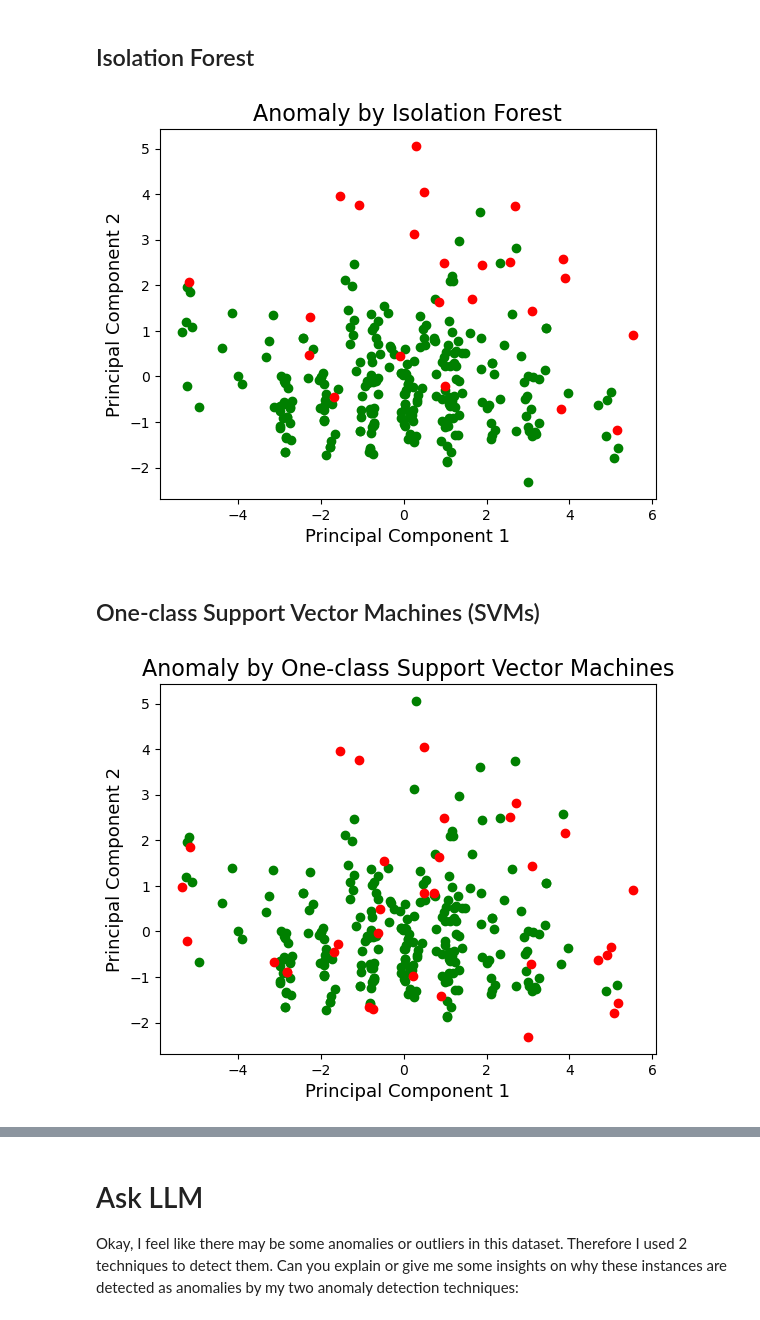
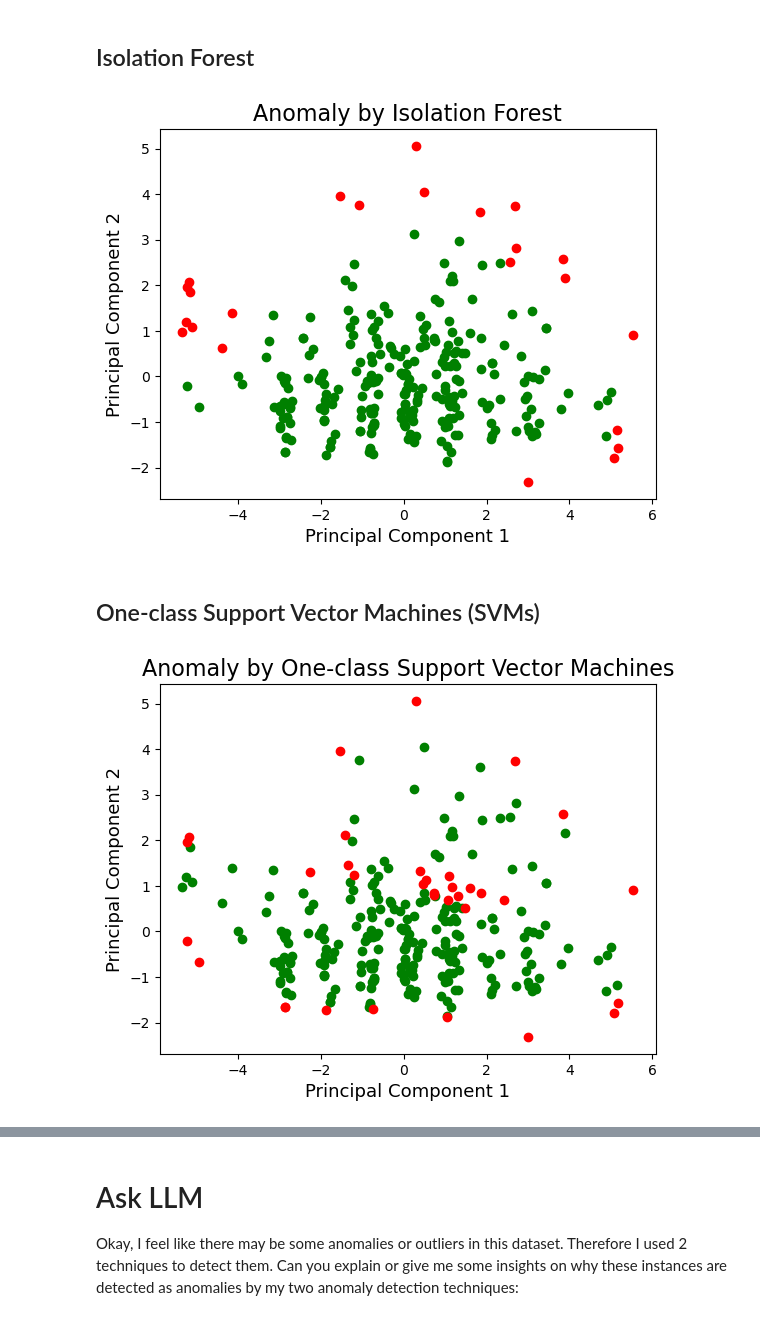
Before and after one commit to j2launay/breast_cancer_analysis, a Jupyter notebook: presentation.ipynb, the cells around one changed output, grey strips where cells are left out. Drawn from its saved outputs; the diff is of its cells as text; code cells hidden in the pictures.

```diff
--- a/presentation.ipynb
+++ b/presentation.ipynb
@@ -25,7 +21,7 @@ from anchor import anchor_tabular
 dataset = ""#sklearn"
 # %%
 if "sklearn" in dataset:
-    target_class = []
+    target_class = ['Malignant', 'Benign']
     breast_cancer = load_breast_cancer()
     df = pd.DataFrame(data=breast_cancer.data, columns=breast_cancer.feature_names)
     df["Class"] = breast_cancer.target
@@ -196,29 +96,0 @@ plt.show()"""
-# %%
-"""feature_x, feature_y = 0, 2
-
-# Create a Gaussian Mixture Model with an assumption about the number of components (clusters)
-# The number of components needs to be chosen or estimated
-gmm = GaussianMixture(n_components=4, random_state=42)
-
-# Fit the model and predict the cluster assignments for each data point
-gmm.fit(df)
-cluster_labels = gmm.predict(df)
-
-# Optionally, we can also obtain the probabilities that each data point belongs to each cluster
-cluster_probs = gmm.predict_proba(df)
-
-# Add the cluster labels as a column in the dataframe
-df['Cluster_Labels'] = cluster_labels
-
-# Visualize the clusters (if we have at least two features to plot)
-# For demonstration, we'll assume the first two features are the most relevant
-plt.figure(figsize=(10, 6))
-scatter = plt.scatter(df.iloc[:, feature_x], df.iloc[:, feature_y], c=df['Cluster_Labels'], cmap='viridis', label=df['Cluster_Labels'])
-plt.title('Gaussian Mixture Clustering')
-plt.xlabel(f'{df.columns[feature_x]}')
-plt.ylabel(f'{df.columns[feature_y]}')
-plt.colorbar(scatter)
-plt.show()
-
-# Now let's print the clusters
-print("Cluster labels: ", set(cluster_labels))"""
@@ -386,30 +334,32 @@ def plot_anomaly(outliers, method_name):
 ## Isolation Forest
 # %%
 model = IsolationForest(contamination=0.08, max_features=0.8, max_samples=0.8, n_estimators=2000, random_state=42)
-model.fit(scaled_data)
-#model.fit(components_df)
+#model.fit(scaled_data)
+model.fit(components_df)
 
 # Calculate the outlier scores for each point
-if_scores = model.decision_function(scaled_data)
-#ir_scores = model.decision_function(components_df)
+#if_scores = model.decision_function(scaled_data)
+if_scores = model.decision_function(components_df)
 
 # Identify the points with the highest outlier scores
 if_outliers = np.where(if_scores < 0)[0].tolist() #np.argwhere(ir_scores < np.percentile(ir_scores, 17))
 plot_anomaly(if_outliers, 'Isolation Forest')
 # %% [output]
-[figure, old version]
+[figure, new version]
 # %% [markdown]
 ## One-class Support Vector Machines (SVMs)
 # %%
 model = OneClassSVM(nu=0.05)
-model.fit(scaled_data)
+#model.fit(scaled_data)
+model.fit(components_df)
 
 # Calculate the outlier scores for each point
-svm_scores = model.decision_function(scaled_data)
+#svm_scores = model.decision_function(scaled_data)
+svm_scores = model.decision_function(components_df)
 
 # Identify the points with the highest outlier scores
 svm_outliers = np.argwhere(svm_scores < np.percentile(svm_scores, 12))
 plot_anomaly(svm_outliers, "One-class Support Vector Machines")
 # %% [output]
-[figure, old version]
+[figure, new version]
 # %%
```
Also changed, not shown: parts of 19 cells of this notebook.
